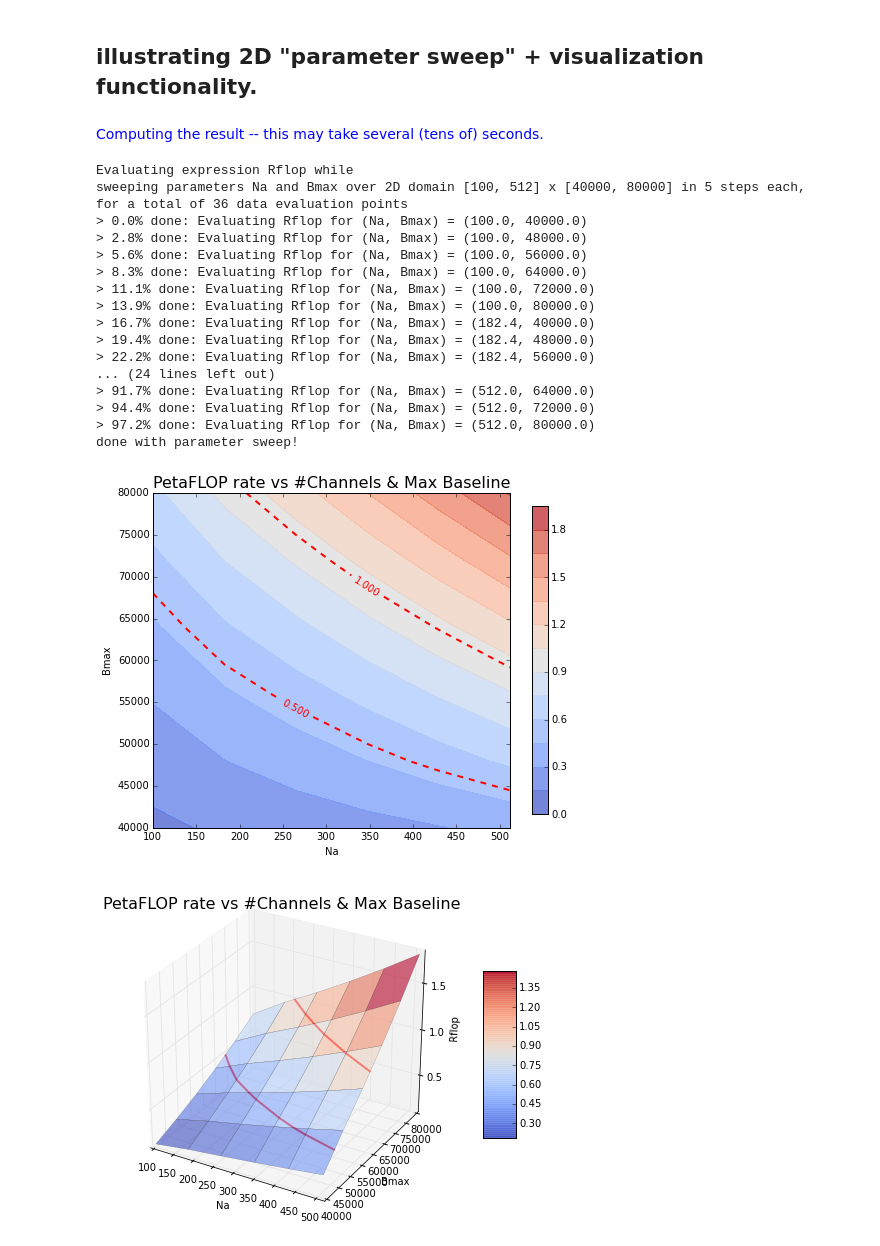
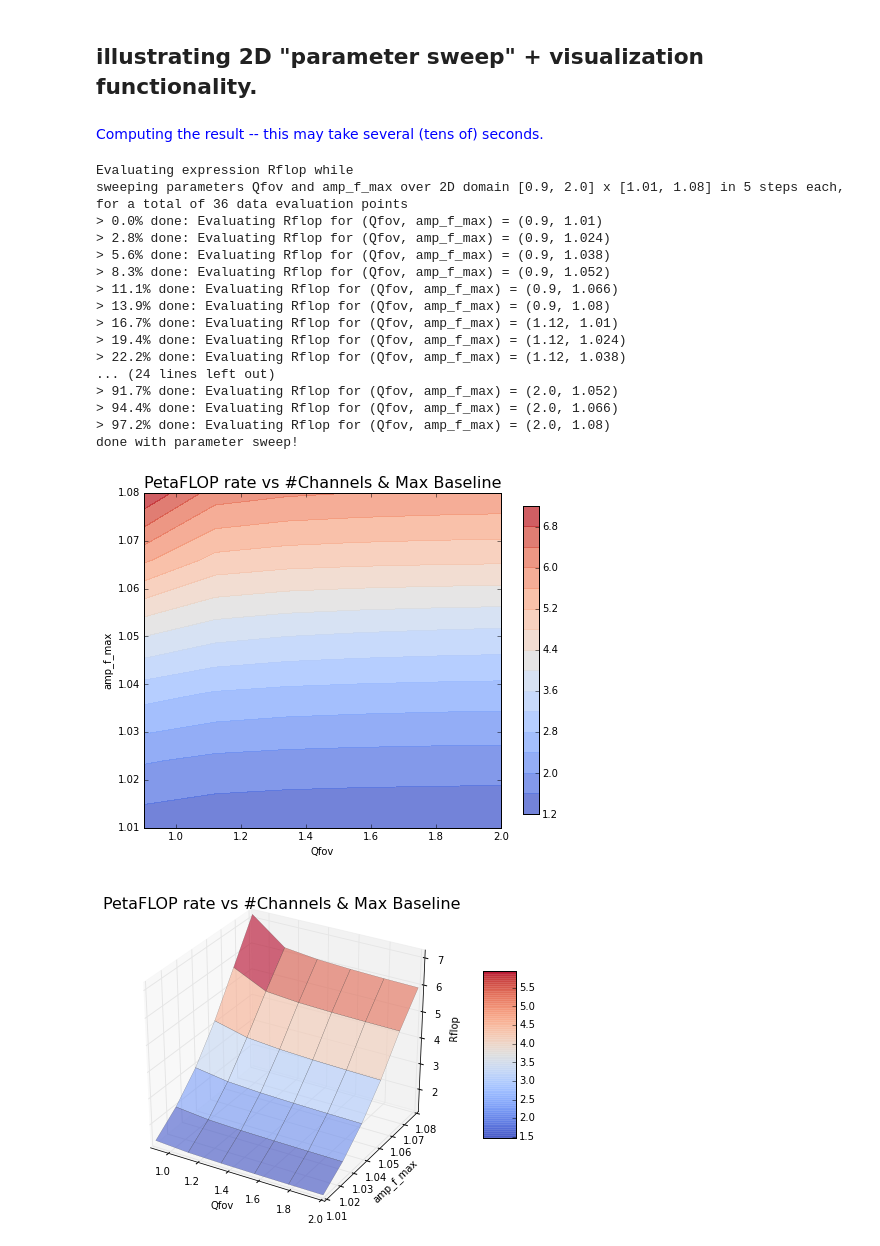
Before and after one commit to top-sim/sdp-par-model, a Jupyter notebook: iPython/SKA1_Imaging_Performance_Model.ipynb, the cells around one changed output. Drawn from its saved outputs; the diff is of its cells as text; code cells hidden in the pictures.

```diff
--- a/iPython/SKA1_Imaging_Performance_Model.ipynb
+++ b/iPython/SKA1_Imaging_Performance_Model.ipynb
@@ -154,44 +158,44 @@ done with parameter sweep!
 # %%
 from IPython.display import display, HTML
 
 telescope = Telescopes.SKA1_Low
 band = Bands.Low
 immode = ImagingModes.Spectral
 expression = 'Rflop'
-parameters = ('Na', 'Bmax')
-parameter_ranges = ((100,512),(40000,80000))
-number_steps = 5
+parameters = ('Qfov', 'amp_f_max')
+parameter_ranges = ((0.9,2.0),(1.01,1.08))
+number_steps =5
 verbose = False
 
 display(HTML('<font color="blue">Computing the result -- this may take several (tens of) seconds.</font>'))
 (p1_values, p2_values, results) = iapi.eval_param_sweep_2d(telescope, immode, band=band,
                                                            expression=expression, parameters=parameters,
                                                            params_ranges=parameter_ranges, number_steps=number_steps,
                                                            verbose=verbose)
 
 
 iapi.plot_2D_surface('PetaFLOP rate vs #Channels & Max Baseline', p1_values, p2_values, results/1e15, xlabel=parameters[0],
                      ylabel=parameters[1], contours=np.array((0.5, 1.0)))
 iapi.plot_3D_surface('PetaFLOP rate vs #Channels & Max Baseline', p1_values, p2_values, results/1e15, xlabel=parameters[0],
                      ylabel=parameters[1], zlabel=expression, contours=np.array((0.5, 1.0)))
 # %% [output]
 Computing the result -- this may take several (tens of) seconds.
 Evaluating expression Rflop while
-sweeping parameters Na and Bmax over 2D domain [100, 512] x [40000, 80000] in 5 steps each,
+sweeping parameters Qfov and amp_f_max over 2D domain [0.9, 2.0] x [1.01, 1.08] in 5 steps each,
 for a total of 36 data evaluation points
-> 0.0% done: Evaluating Rflop for (Na, Bmax) = (100.0, 40000.0)
-> 2.8% done: Evaluating Rflop for (Na, Bmax) = (100.0, 48000.0)
-> 5.6% done: Evaluating Rflop for (Na, Bmax) = (100.0, 56000.0)
-> 8.3% done: Evaluating Rflop for (Na, Bmax) = (100.0, 64000.0)
-> 11.1% done: Evaluating Rflop for (Na, Bmax) = (100.0, 72000.0)
-> 13.9% done: Evaluating Rflop for (Na, Bmax) = (100.0, 80000.0)
-> 16.7% done: Evaluating Rflop for (Na, Bmax) = (182.4, 40000.0)
-> 19.4% done: Evaluating Rflop for (Na, Bmax) = (182.4, 48000.0)
-> 22.2% done: Evaluating Rflop for (Na, Bmax) = (182.4, 56000.0)
+> 0.0% done: Evaluating Rflop for (Qfov, amp_f_max) = (0.9, 1.01)
+> 2.8% done: Evaluating Rflop for (Qfov, amp_f_max) = (0.9, 1.024)
+> 5.6% done: Evaluating Rflop for (Qfov, amp_f_max) = (0.9, 1.038)
+> 8.3% done: Evaluating Rflop for (Qfov, amp_f_max) = (0.9, 1.052)
+> 11.1% done: Evaluating Rflop for (Qfov, amp_f_max) = (0.9, 1.066)
+> 13.9% done: Evaluating Rflop for (Qfov, amp_f_max) = (0.9, 1.08)
+> 16.7% done: Evaluating Rflop for (Qfov, amp_f_max) = (1.12, 1.01)
+> 19.4% done: Evaluating Rflop for (Qfov, amp_f_max) = (1.12, 1.024)
+> 22.2% done: Evaluating Rflop for (Qfov, amp_f_max) = (1.12, 1.038)
 ... (24 lines left out)
-> 91.7% done: Evaluating Rflop for (Na, Bmax) = (512.0, 64000.0)
-> 94.4% done: Evaluating Rflop for (Na, Bmax) = (512.0, 72000.0)
-> 97.2% done: Evaluating Rflop for (Na, Bmax) = (512.0, 80000.0)
+> 91.7% done: Evaluating Rflop for (Qfov, amp_f_max) = (2.0, 1.052)
+> 94.4% done: Evaluating Rflop for (Qfov, amp_f_max) = (2.0, 1.066)
+> 97.2% done: Evaluating Rflop for (Qfov, amp_f_max) = (2.0, 1.08)
 done with parameter sweep!
-[figure, old version]
+[figure, new version]
-[figure, old version]
+[figure, new version]
```
Also changed, not shown: parts of 3 cells of this notebook, 1 other file.
